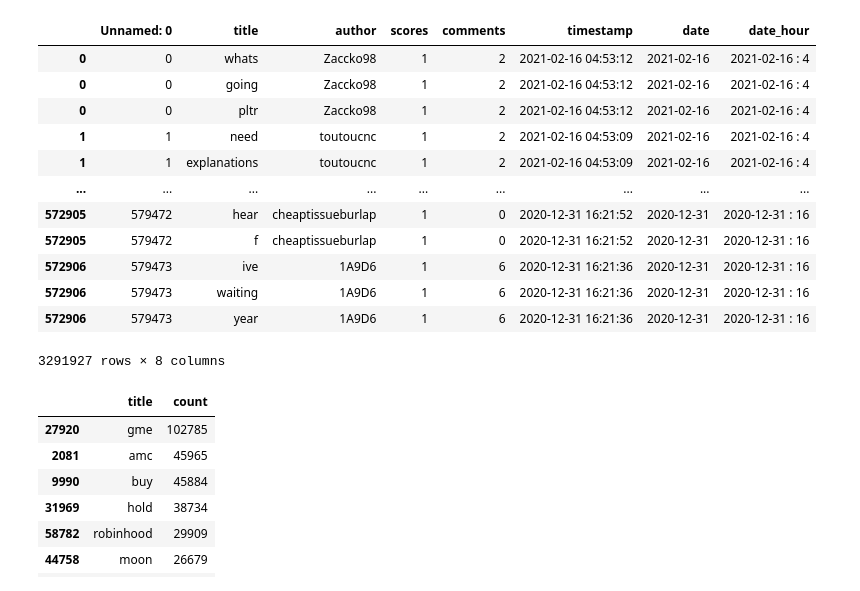
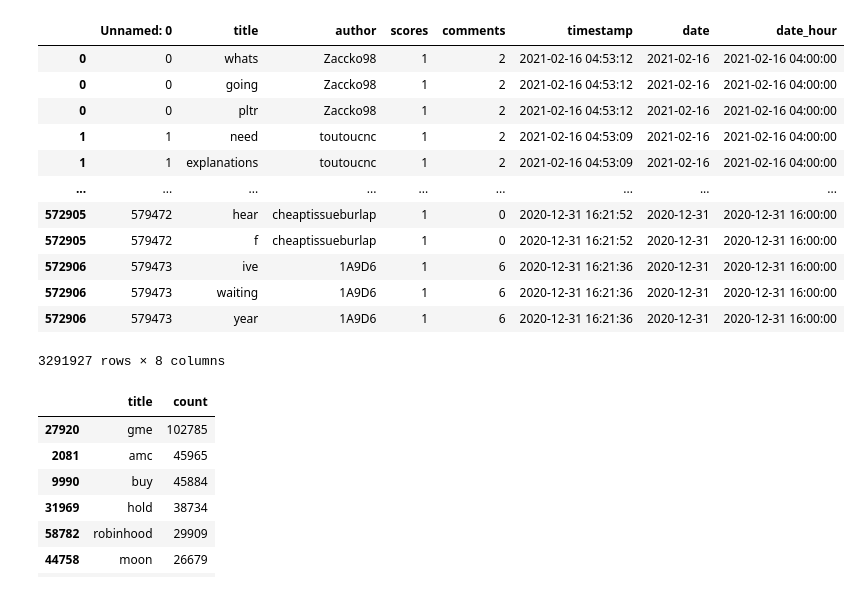
Before and after one commit to daniellkennett/WallstreetbetsAnalysis, a Jupyter notebook: WSB EDA.ipynb, the cells around one changed output. Saved outputs shown, nothing was run; the diff lists cells and outputs as text; code cells hidden in the pictures.

```diff
--- a/WSB EDA.ipynb
+++ b/WSB EDA.ipynb
@@ -14,46 +14,46 @@ stopwords = set(stopwords.words('english'))
 wsb_df = pd.read_csv('Clean_WSB.csv')
 
 
 
 
 ### Convert timestamp to datetime ###
 wsb_df['timestamp'] = wsb_df['timestamp'].map(lambda x: datetime.strptime(x, "%Y-%m-%d %H:%M:%S"))
 wsb_df['title'] = wsb_df['title'].astype(str)
 wsb_df['date'] = wsb_df['timestamp'].apply(lambda x: x.date())
-wsb_df['date_hour'] = wsb_df['timestamp'].apply(lambda x: f"{x.date()} : {x.hour}")
-
+wsb_df['date_hour'] = wsb_df['timestamp'].apply(lambda x: f"{x.date()} {x.hour}:00:00")
+wsb_df['date_hour'] = wsb_df['date_hour'].apply(lambda x: datetime.strptime(x, "%Y-%m-%d %H:%M:%S"))
 
 
 
 
 ### apply RE to remove emojis, punc., stopwords; explode title for easy groupby counting ###
 wsb_df['title'] = wsb_df['title'].map(lambda x: re.sub(r"[^A-Za-z ]", '', x))
 wsb_df['title'] = wsb_df['title'].map(lambda x: x.lower().split(' '))
 
 wsb_df_explode = wsb_df.explode('title')
 
 wsb_df_explode =  wsb_df_explode[ ~wsb_df_explode['title'].isin(stopwords)]
 
 
 ### narrow specific securities ###
 wsb_full = wsb_df_explode.replace({'gamestop': 'gme', 'nokia': 'nok', 'dogecoin': 'doge',
                                          'bitcoin': 'btc', 'amazon': 'amzn', 'microsft': 'msft',
                                          'tesla': 'tsla', 'indexsp': 'sp500', '500': 'sp500', 'sp': 'sp500'})
 
 wsb_full
 # %% [output]
 |  | Unnamed: 0 | title | author | scores | comments | timestamp | date | date_hour |
-| 0 | 0 | whats | Zaccko98 | 1 | 2 | 2021-02-16 04:53:12 | 2021-02-16 | 2021-02-16 : 4 |
-| 0 | 0 | going | Zaccko98 | 1 | 2 | 2021-02-16 04:53:12 | 2021-02-16 | 2021-02-16 : 4 |
-| 0 | 0 | pltr | Zaccko98 | 1 | 2 | 2021-02-16 04:53:12 | 2021-02-16 | 2021-02-16 : 4 |
-| 1 | 1 | need | toutoucnc | 1 | 2 | 2021-02-16 04:53:09 | 2021-02-16 | 2021-02-16 : 4 |
-| 1 | 1 | explanations | toutoucnc | 1 | 2 | 2021-02-16 04:53:09 | 2021-02-16 | 2021-02-16 : 4 |
+| 0 | 0 | whats | Zaccko98 | 1 | 2 | 2021-02-16 04:53:12 | 2021-02-16 | 2021-02-16 04:00:00 |
+| 0 | 0 | going | Zaccko98 | 1 | 2 | 2021-02-16 04:53:12 | 2021-02-16 | 2021-02-16 04:00:00 |
+| 0 | 0 | pltr | Zaccko98 | 1 | 2 | 2021-02-16 04:53:12 | 2021-02-16 | 2021-02-16 04:00:00 |
+| 1 | 1 | need | toutoucnc | 1 | 2 | 2021-02-16 04:53:09 | 2021-02-16 | 2021-02-16 04:00:00 |
+| 1 | 1 | explanations | toutoucnc | 1 | 2 | 2021-02-16 04:53:09 | 2021-02-16 | 2021-02-16 04:00:00 |
 | ... | ... | ... | ... | ... | ... | ... | ... | ... |
-| 572905 | 579472 | hear | cheaptissueburlap | 1 | 0 | 2020-12-31 16:21:52 | 2020-12-31 | 2020-12-31 : 16 |
-| 572905 | 579472 | f | cheaptissueburlap | 1 | 0 | 2020-12-31 16:21:52 | 2020-12-31 | 2020-12-31 : 16 |
-| 572906 | 579473 | ive | 1A9D6 | 1 | 6 | 2020-12-31 16:21:36 | 2020-12-31 | 2020-12-31 : 16 |
-| 572906 | 579473 | waiting | 1A9D6 | 1 | 6 | 2020-12-31 16:21:36 | 2020-12-31 | 2020-12-31 : 16 |
-| 572906 | 579473 | year | 1A9D6 | 1 | 6 | 2020-12-31 16:21:36 | 2020-12-31 | 2020-12-31 : 16 |
+| 572905 | 579472 | hear | cheaptissueburlap | 1 | 0 | 2020-12-31 16:21:52 | 2020-12-31 | 2020-12-31 16:00:00 |
+| 572905 | 579472 | f | cheaptissueburlap | 1 | 0 | 2020-12-31 16:21:52 | 2020-12-31 | 2020-12-31 16:00:00 |
+| 572906 | 579473 | ive | 1A9D6 | 1 | 6 | 2020-12-31 16:21:36 | 2020-12-31 | 2020-12-31 16:00:00 |
+| 572906 | 579473 | waiting | 1A9D6 | 1 | 6 | 2020-12-31 16:21:36 | 2020-12-31 | 2020-12-31 16:00:00 |
+| 572906 | 579473 | year | 1A9D6 | 1 | 6 | 2020-12-31 16:21:36 | 2020-12-31 | 2020-12-31 16:00:00 |
 3291927 rows × 8 columns
 # %%
 wsb_df_groupby = wsb_full.groupby(['title']).count().reset_index()
```
Also changed, not shown: parts of 7 cells of this notebook.
